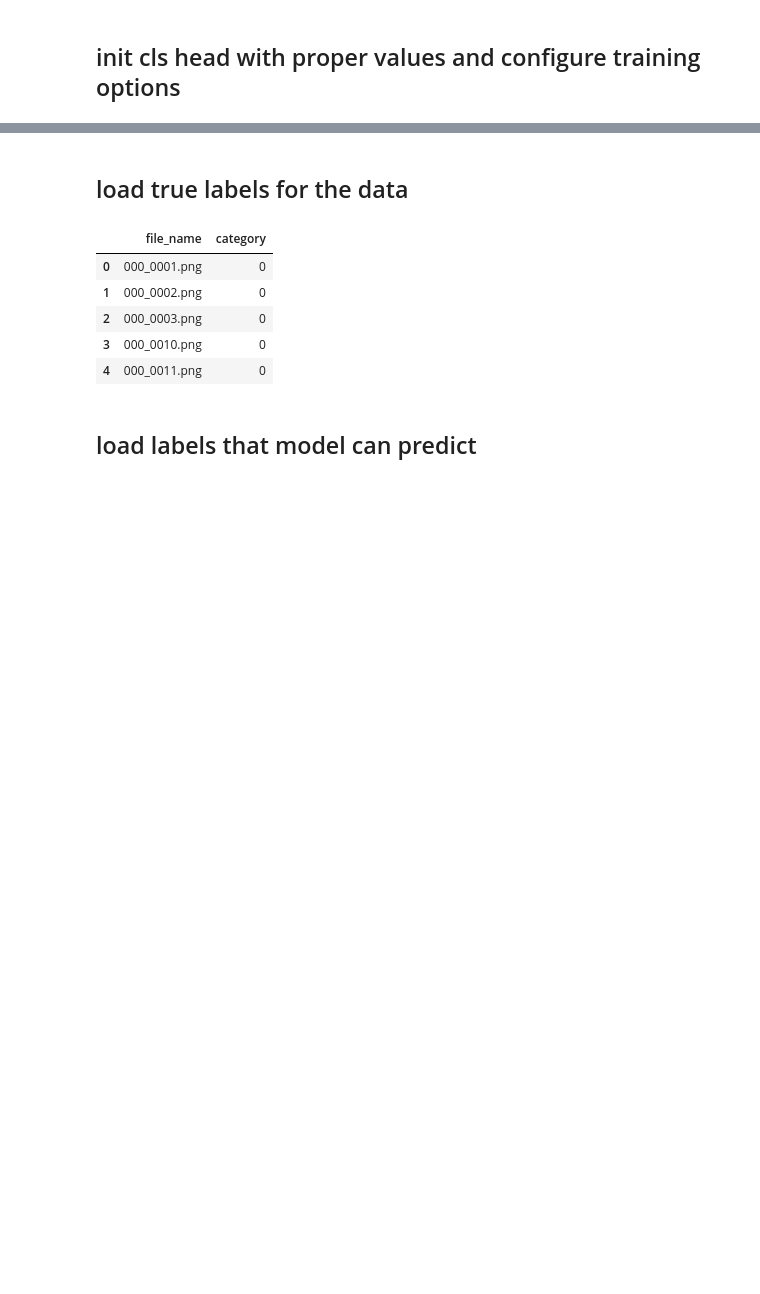
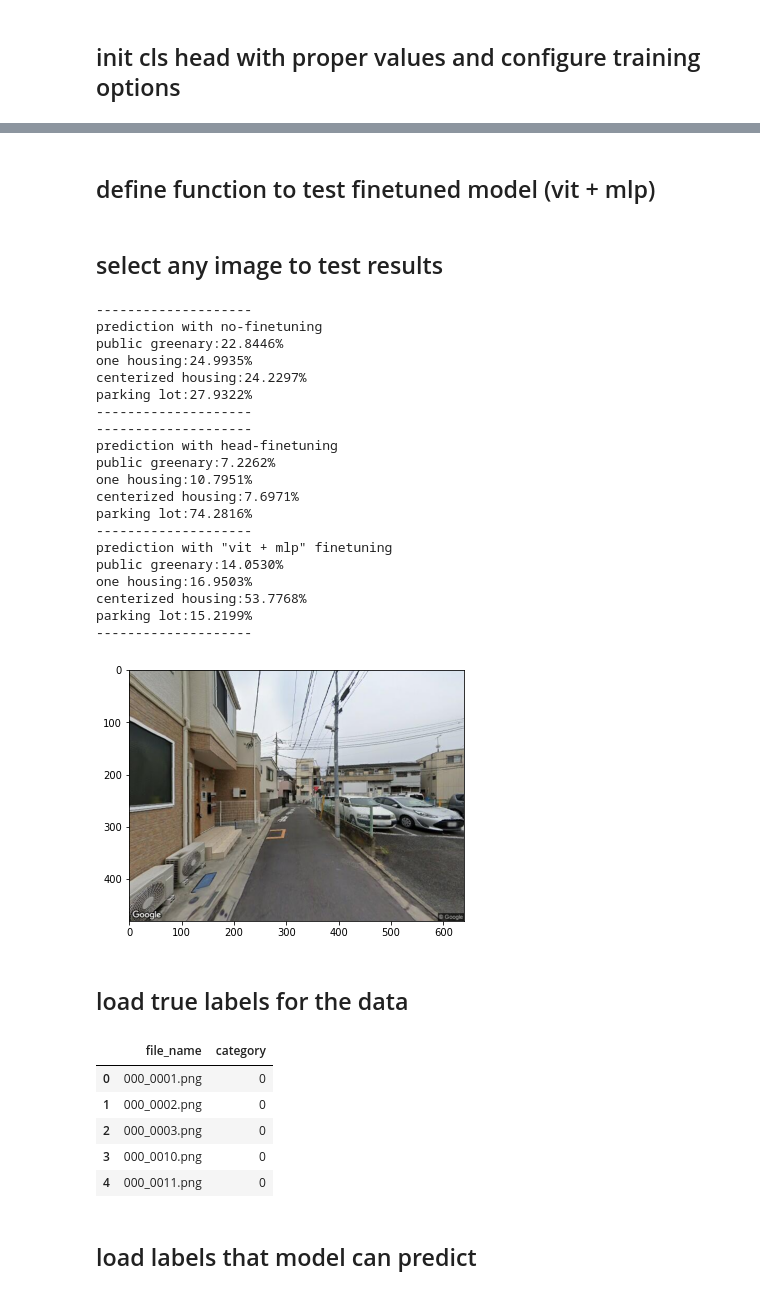
Before and after one commit to LimboWK/vit_pretrained_pytorch, a Jupyter notebook: analysis/vit_example.ipynb, the cells around one changed output, grey strips where cells are left out. Cells and saved outputs as stored; diff of their text form; code cells hidden in the pictures; blank space fills up the shorter version.

Commit message:
finish finetuning and save model params

```diff
--- a/analysis/vit_example.ipynb
+++ b/analysis/vit_example.ipynb
@@ -240,11 +268,11 @@ centerized housing:32.3931%
 # %%
 # with cls_head finetuning
 def make_fewshots_pred_ft(img_path):
-    test_vector = extract_feature_vector(img_path, show=True)
+    test_vector = extract_feature_vector(img_path, show=False)
     # print(pmatrix.shape)
     # prediction = nn.Softmax(dim=0)(torch.matmul(pmatrix, test_vector))
     prediction = nn.Softmax(dim=1)(cls_head(test_vector.unsqueeze(0))).squeeze()
-    print(prediction)
+    print("-"*20)
+    print("prediction with head-finetuning")
     for key, value in ground_truth.items():
         print(f"{value}:{prediction[key]*100:.04f}%")
-make_fewshots_pred_ft(test_img_path)
@@ -256,0 +381,47 @@ centerized housing:22.1335%
+# %% [markdown]
+## define function to test finetuned model (vit + mlp)
+# %%
+# with cls_head finetuning
+def make_fewshots_pred_ft_all(img_path):
+    # test_vector = extract_feature_vector(img_path, show=True)
+    # print(pmatrix.shape)
+    # prediction = nn.Softmax(dim=0)(torch.matmul(pmatrix, test_vector))
+    img = Image.open(img_path)
+    # Preprocess image
+    img = tsfm(img).unsqueeze(0)
+    prediction = nn.Softmax(dim=1)(model_ft(img.to(device))).squeeze(0)
+    print("-"*20)
+    print("prediction with \"vit + mlp\" finetuning")
+    for key, value in ground_truth.items():
+        print(f"{value}:{prediction[key]*100:.04f}%")
+    print("-"*20)
+# %% [markdown]
+## select any image to test results
+# %%
+test_img_path = os.path.join(data_root, "d3YcPZan5NUNUZmfKXu4TQ.jpg")
+# %%
+make_fewshots_pred_noft(test_img_path)
+make_fewshots_pred_ft(test_img_path)
+make_fewshots_pred_ft_all(test_img_path)
+# %% [output]
+--------------------
+prediction with no-finetuning
+public greenary:22.8446%
+one housing:24.9935%
+centerized housing:24.2297%
+parking lot:27.9322%
+--------------------
+--------------------
+prediction with head-finetuning
+public greenary:7.2262%
+one housing:10.7951%
+centerized housing:7.6971%
+parking lot:74.2816%
+--------------------
+prediction with "vit + mlp" finetuning
+public greenary:14.0530%
+one housing:16.9503%
+centerized housing:53.7768%
+parking lot:15.2199%
+--------------------
+[figure, added]
```
Also changed, not shown: parts of 23 cells of this notebook.
